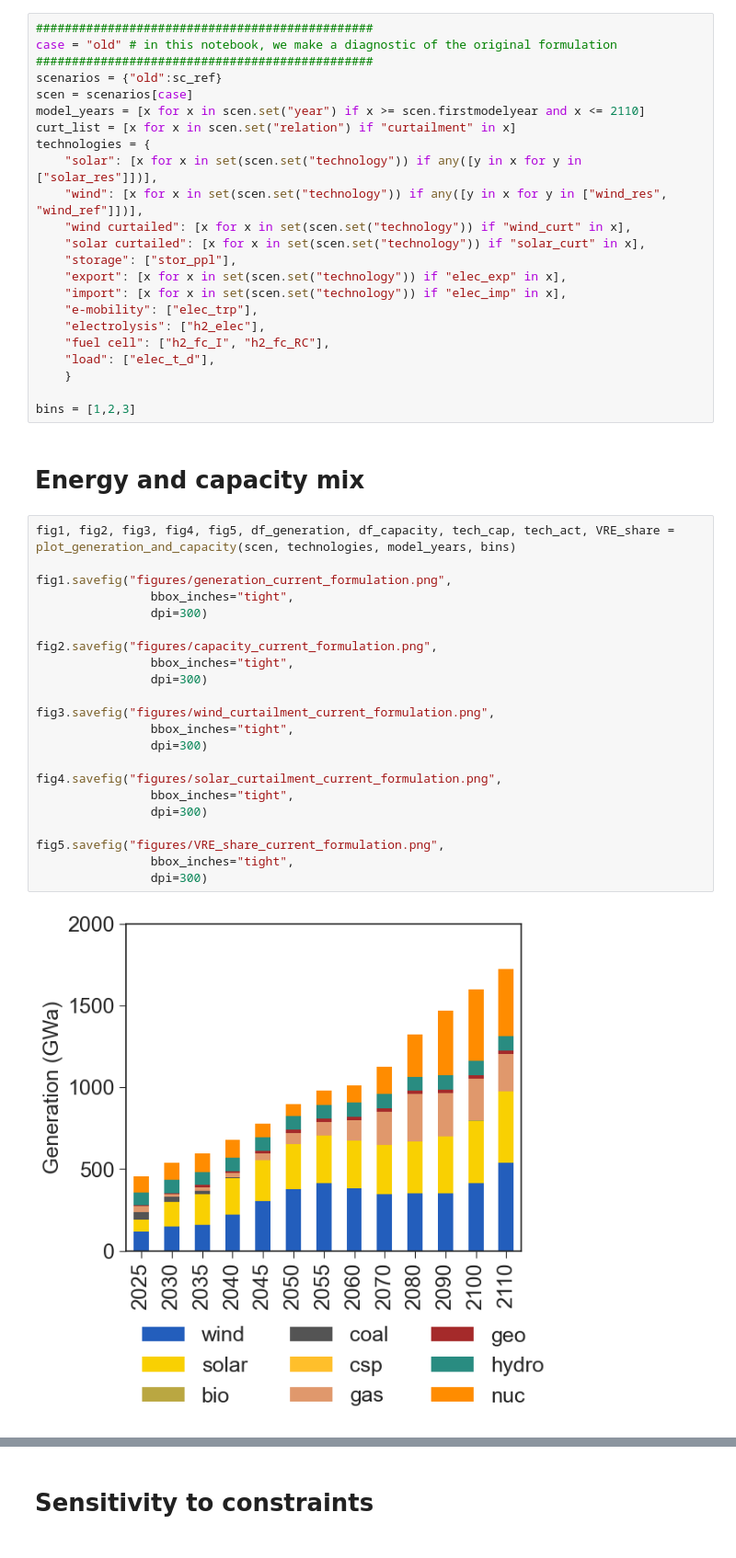
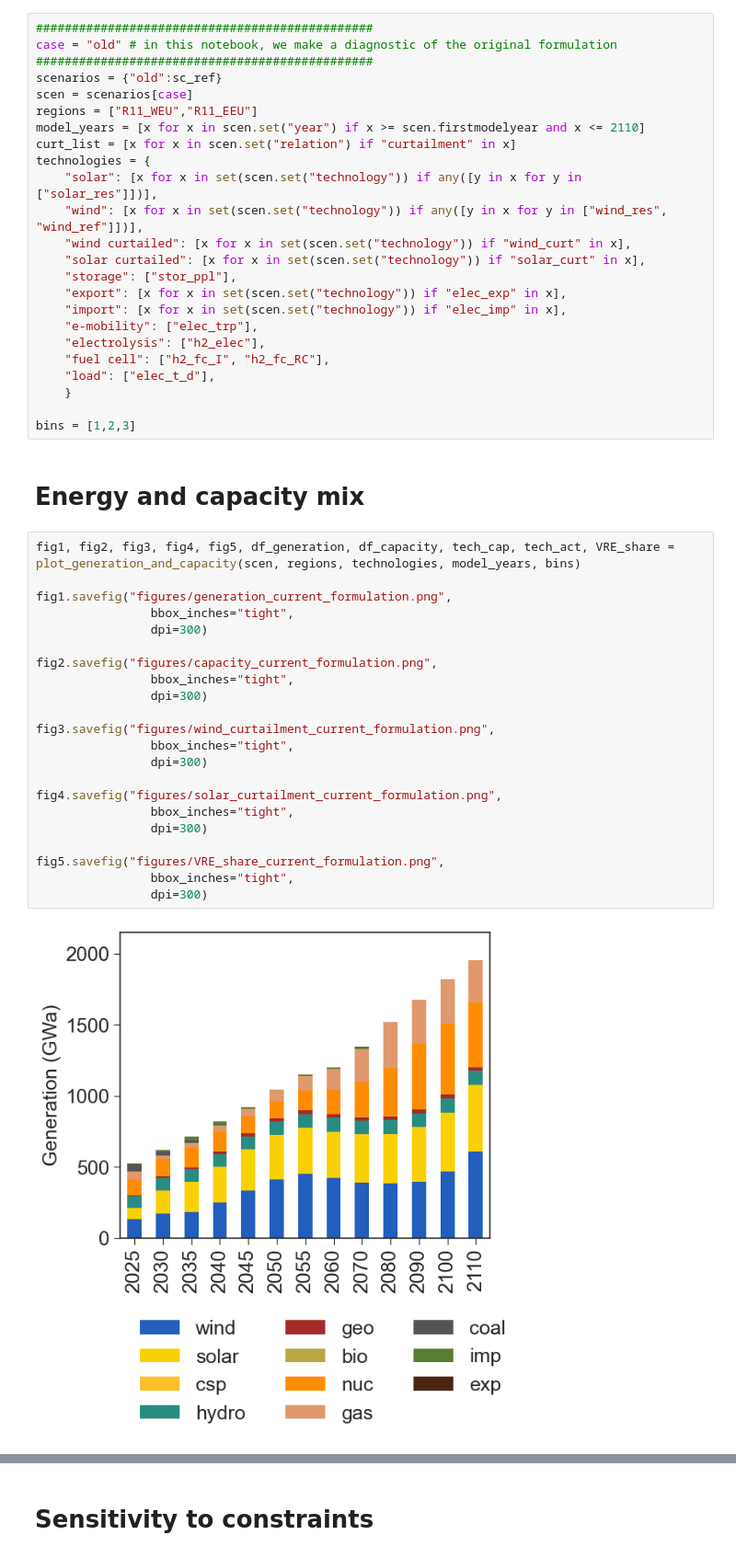
Before and after one commit to ebbekyhl/PyPSA-Eur-Curtailment-Emulator, a Jupyter notebook: MESSAGEix-GLOBIOM/make_diagnostics.ipynb, the cells around one changed output, grey strips where cells are left out. Shown at 92% size. Saved outputs shown, nothing was run; the diff lists cells and outputs as text.

```diff
--- a/MESSAGEix-GLOBIOM/make_diagnostics.ipynb
+++ b/MESSAGEix-GLOBIOM/make_diagnostics.ipynb
@@ -35,6 +40,7 @@ case = "old" # in this notebook, we make a diagnostic of the original formulatio
 ###############################################
 scenarios = {"old":sc_ref}
 scen = scenarios[case]
+regions = ["R11_WEU","R11_EEU"]
 model_years = [x for x in scen.set("year") if x >= scen.firstmodelyear and x <= 2110]
 curt_list = [x for x in scen.set("relation") if "curtailment" in x]
 technologies = {
@@ -55,26 +61,26 @@ bins = [1,2,3]
 # %% [markdown]
 # Energy and capacity mix
 # %%
-fig1, fig2, fig3, fig4, fig5, df_generation, df_capacity, tech_cap, tech_act, VRE_share = plot_generation_and_capacity(scen, technologies, model_years, bins)
+fig1, fig2, fig3, fig4, fig5, df_generation, df_capacity, tech_cap, tech_act, VRE_share = plot_generation_and_capacity(scen, regions, technologies, model_years, bins)
 
 fig1.savefig("figures/generation_current_formulation.png",
                 bbox_inches="tight",
                 dpi=300)
 
 fig2.savefig("figures/capacity_current_formulation.png",
                 bbox_inches="tight",
                 dpi=300)
 
 fig3.savefig("figures/wind_curtailment_current_formulation.png",
                 bbox_inches="tight",
                 dpi=300)
 
 fig4.savefig("figures/solar_curtailment_current_formulation.png",
                 bbox_inches="tight",
                 dpi=300)
 
 fig5.savefig("figures/VRE_share_current_formulation.png",
                 bbox_inches="tight",
                 dpi=300)
 # %% [output]
-[figure, old version]
+[figure, new version]
```
Also changed, not shown: parts of 18 cells of this notebook, 15 other files.
